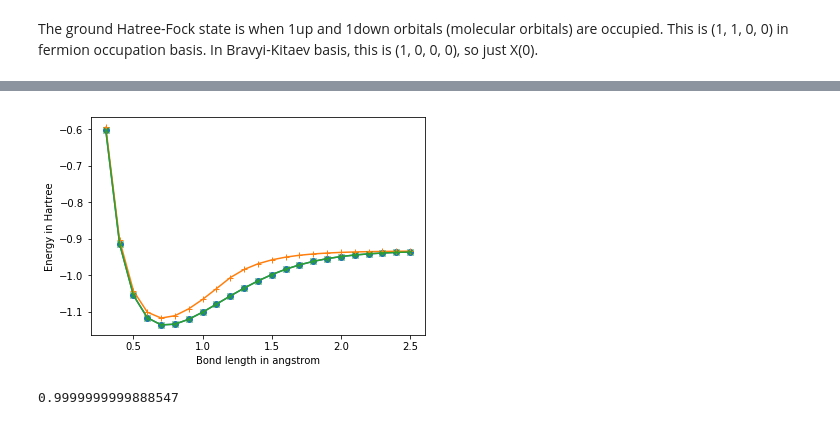
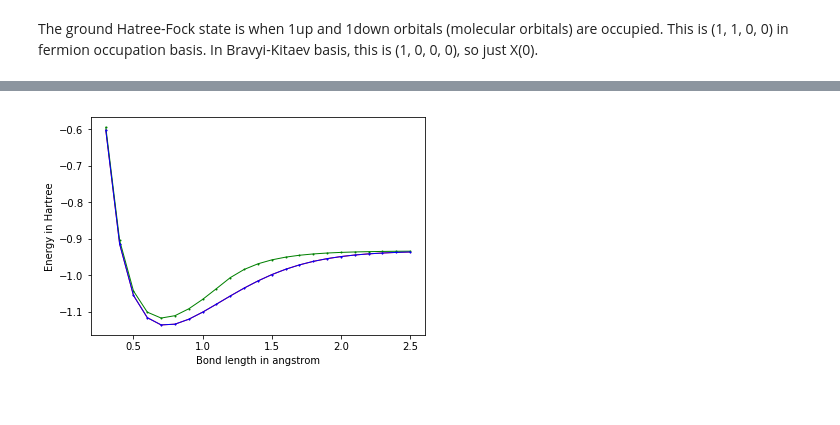
Before and after one commit to mingyu-kang/cs269q_openfermion, a Jupyter notebook: Hydrogen UCC.ipynb, the cells around one changed output, grey strips where cells are left out. Saved outputs shown, nothing was run; the diff lists cells and outputs as text; code cells hidden in the pictures.

```diff
--- a/Hydrogen UCC.ipynb
+++ b/Hydrogen UCC.ipynb
@@ -135,53 +156,30 @@ degree: 2, ground state energy:  -0.9360549197861161
 # %%
-bond_lengths = []
 # Set molecule parameters.
 basis = 'sto-3g'
 multiplicity = 1
-bond_length_interval = 0.1
-n_points = 25
 
 # Generate molecule at different bond lengths.
 hf_energies = []
 fci_energies = []
 bond_lengths = []
 for bond_length in np.linspace(0.3, 2.5, 23):
     bond_lengths += [bond_length]
     description = str(round(bond_length,2))
 #    print(description)
     geometry = [('H', (0., 0., 0.)), ('H', (0., 0., bond_length))]
     molecule = MolecularData(
         geometry, basis, multiplicity, description=description)
 
     # Load data.
     molecule.load()
-
-    # Print out some results of calculation.
-#    print('\nAt bond length of {} angstrom, molecular hydrogen has:'.format(
-#        bond_length))
-#    print('Hartree-Fock energy of {} Hartree.'.format(molecule.hf_energy))
-#    print('MP2 energy of {} Hartree.'.format(molecule.mp2_energy))
-#    print('FCI energy of {} Hartree.'.format(molecule.fci_energy))
-#    print('Nuclear repulsion energy between protons is {} Hartree.'.format(
-#        molecule.nuclear_repulsion))
-#    for orbital in range(molecule.n_orbitals):
-#        print('Spatial orbital {} has energy of {} Hartree.'.format(
-#            orbital, molecule.orbital_energies[orbital]))
-    hf_energies += [molecule.hf_energy]
     fci_energies += [molecule.fci_energy]
 
 plt.figure(0)
-plt.plot(bond_lengths, fci_energies, 'o-')
-plt.plot(bond_lengths, vqe_energies_deg1, '+-')
-plt.plot(bond_lengths, vqe_energies_deg2, 'x-')
+plt.plot(bond_lengths, fci_energies, 'rx-', linewidth=1, markersize=1)
+plt.plot(bond_lengths, vqe_ground_energies_mean[0], 'go-', linewidth=1, markersize=1)
+plt.plot(bond_lengths, vqe_ground_energies_mean[1], 'bo-', linewidth=1, markersize=1)
 plt.ylabel('Energy in Hartree')
 plt.xlabel('Bond length in angstrom')
 plt.show()
 # %% [output]
-[figure, old version]
+[figure, new version]
-# %%
-acc = []
-for i in range(len(fci_energies)):
-    acc.append(vqe_energies_deg2[i]/fci_energies[i])
-print(np.mean(acc))
-# %% [output]
-0.9999999999888547
```
Also changed, not shown: parts of 5 cells of this notebook, 4 other files.
